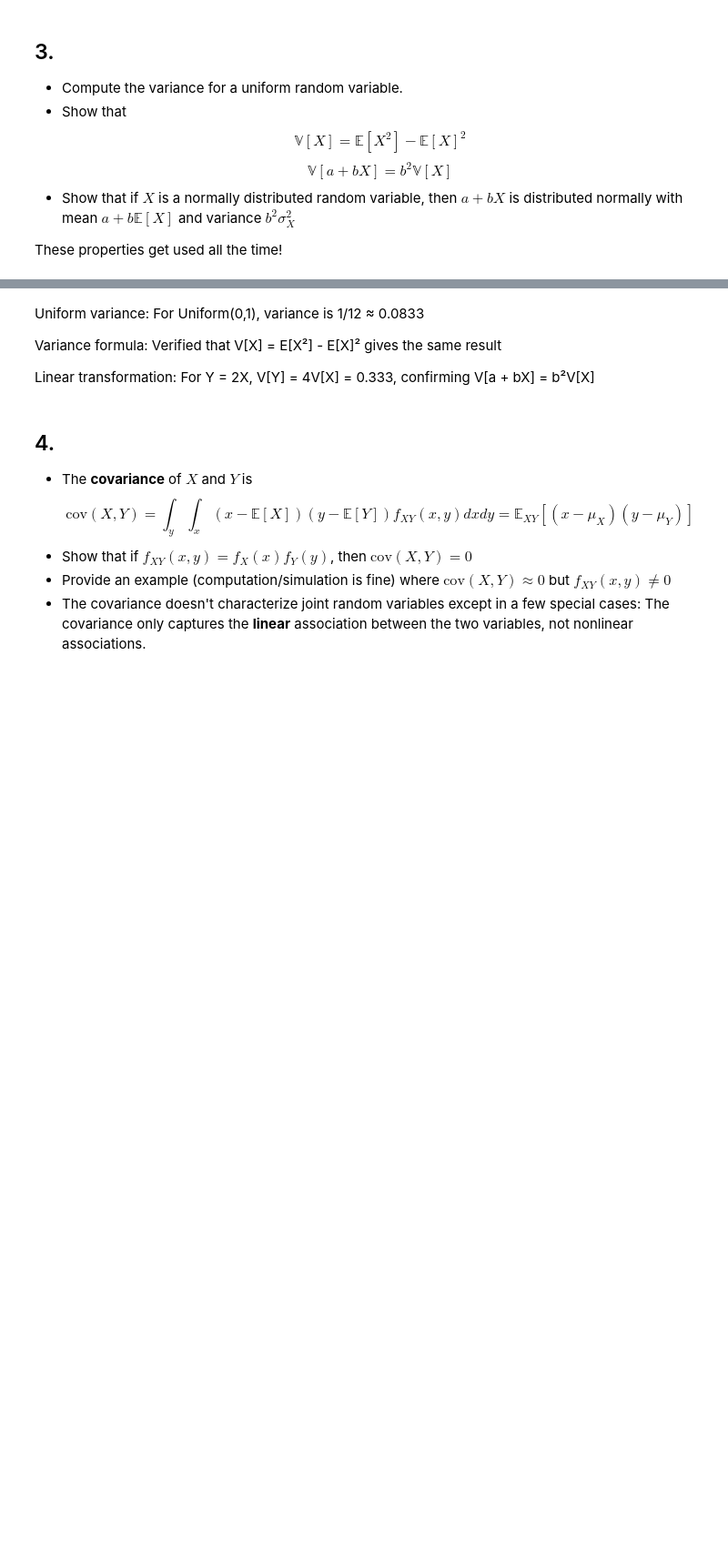
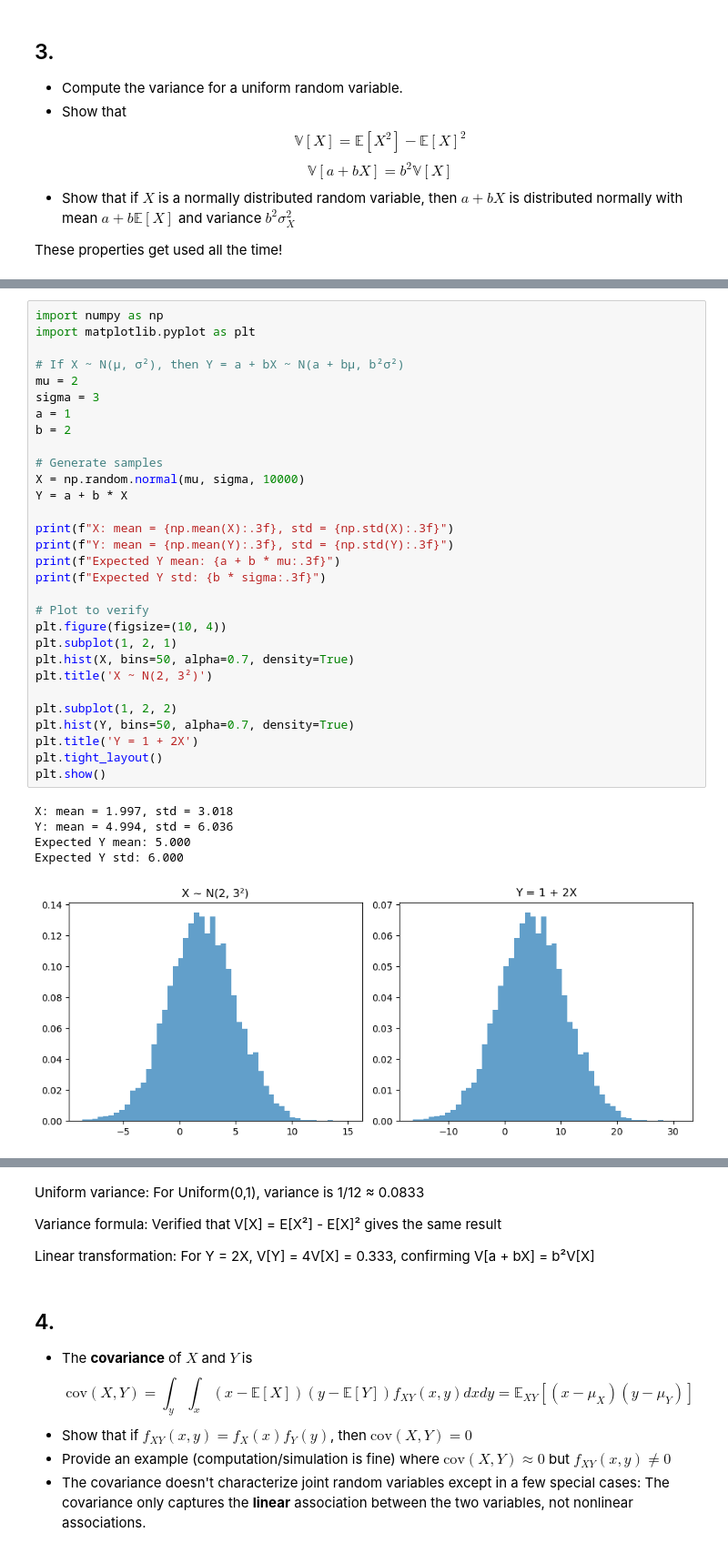
Before and after one commit to shawn01-kubo/DS-5030-Assignment-7, a Jupyter notebook: assignment_7.ipynb, the cells around one changed output, grey strips where cells are left out. Shown at 91% size. Cells and saved outputs as stored; diff of their text form; blank space fills up the shorter version.

```diff
--- a/assignment_7.ipynb
+++ b/assignment_7.ipynb
@@ -117,0 +226,36 @@ linear_var_example = linear_variance(b_coeff, uniform_var)
+# %%
+import numpy as np
+import matplotlib.pyplot as plt
+
+# If X ~ N(μ, σ²), then Y = a + bX ~ N(a + bμ, b²σ²)
+mu = 2
+sigma = 3
+a = 1
+b = 2
+
+# Generate samples
+X = np.random.normal(mu, sigma, 10000)
+Y = a + b * X
+
+print(f"X: mean = {np.mean(X):.3f}, std = {np.std(X):.3f}")
+print(f"Y: mean = {np.mean(Y):.3f}, std = {np.std(Y):.3f}")
+print(f"Expected Y mean: {a + b * mu:.3f}")
+print(f"Expected Y std: {b * sigma:.3f}")
+
+# Plot to verify
+plt.figure(figsize=(10, 4))
+plt.subplot(1, 2, 1)
+plt.hist(X, bins=50, alpha=0.7, density=True)
+plt.title('X ~ N(2, 3²)')
+
+plt.subplot(1, 2, 2)
+plt.hist(Y, bins=50, alpha=0.7, density=True)
+plt.title('Y = 1 + 2X')
+plt.tight_layout()
+plt.show()
+# %% [output]
+X: mean = 1.997, std = 3.018
+Y: mean = 4.994, std = 6.036
+Expected Y mean: 5.000
+Expected Y std: 6.000
+[figure, added]
```
Also changed, not shown: parts of 24 cells of this notebook.
